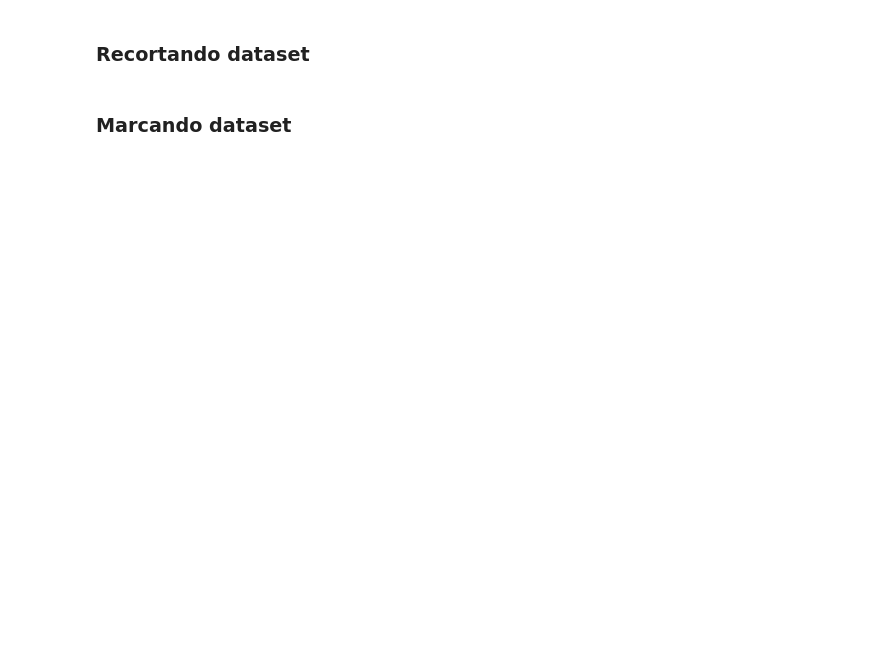
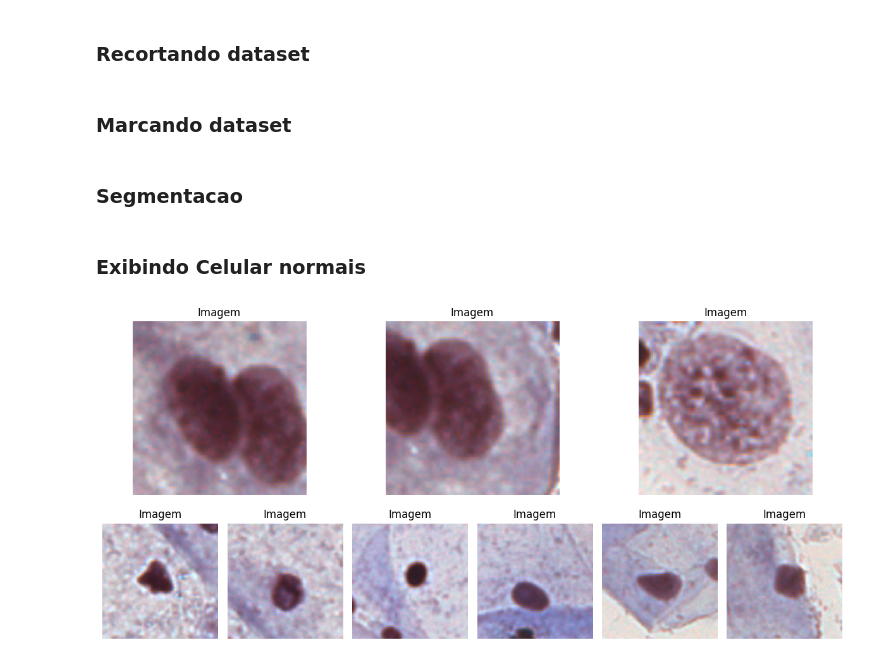
Before and after one commit to viniciushgiovanini/pai-papanicolau, a Jupyter notebook: src/AI/processamento.ipynb, the cells around one changed output. Cells and saved outputs as stored; diff of their text form; code cells hidden in the pictures; blank space fills up the shorter version.

```diff
--- a/src/AI/processamento.ipynb
+++ b/src/AI/processamento.ipynb
@@ -117,3 +129,5 @@ if(os.path.isfile(f'./data/dataset/{nome_img_selecionada}')):
 
       # Limpar a variavel cv2
       cv2.destroyAllWindows()
+# %% [markdown]
+### Segmentacao
@@ -119,0 +168,29 @@ if(os.path.isfile(f'./data/dataset/{nome_img_selecionada}')):
+# %% [markdown]
+### Exibindo Celular normais
+# %%
+main_directory = './data/dataset_recortado/'
+
+subfolders = [f for f in os.listdir(main_directory) if os.path.isdir(os.path.join(main_directory, f))]
+
+plt.figure(figsize=(12, 6))
+
+for i, subfolder in enumerate(subfolders):
+    subfolder_path = os.path.join(main_directory, subfolder)
+    image_files = [f for f in os.listdir(subfolder_path) if f.endswith(('.jpg', '.jpeg', '.png', '.bmp'))]
+
+    for image_file in image_files:
+        image_path = os.path.join(subfolder_path, image_file)
+        image = plt.imread(image_path)
+        image_rgb = cv2.resize(image, (100, 100))
+
+        image_rgb = cv2.cvtColor(image_rgb, cv2.COLOR_BGR2RGB)
+        plt.subplot(len(subfolders), len(image_files), i * len(image_files) + image_files.index(image_file) + 1)
+        plt.imshow(image_rgb)
+        plt.axis('off')
+        plt.title(f'Imagem')
+
+plt.tight_layout()
+
+plt.show()
+# %% [output]
+[figure, added]
```
Also changed, not shown: parts of 7 cells of this notebook.
